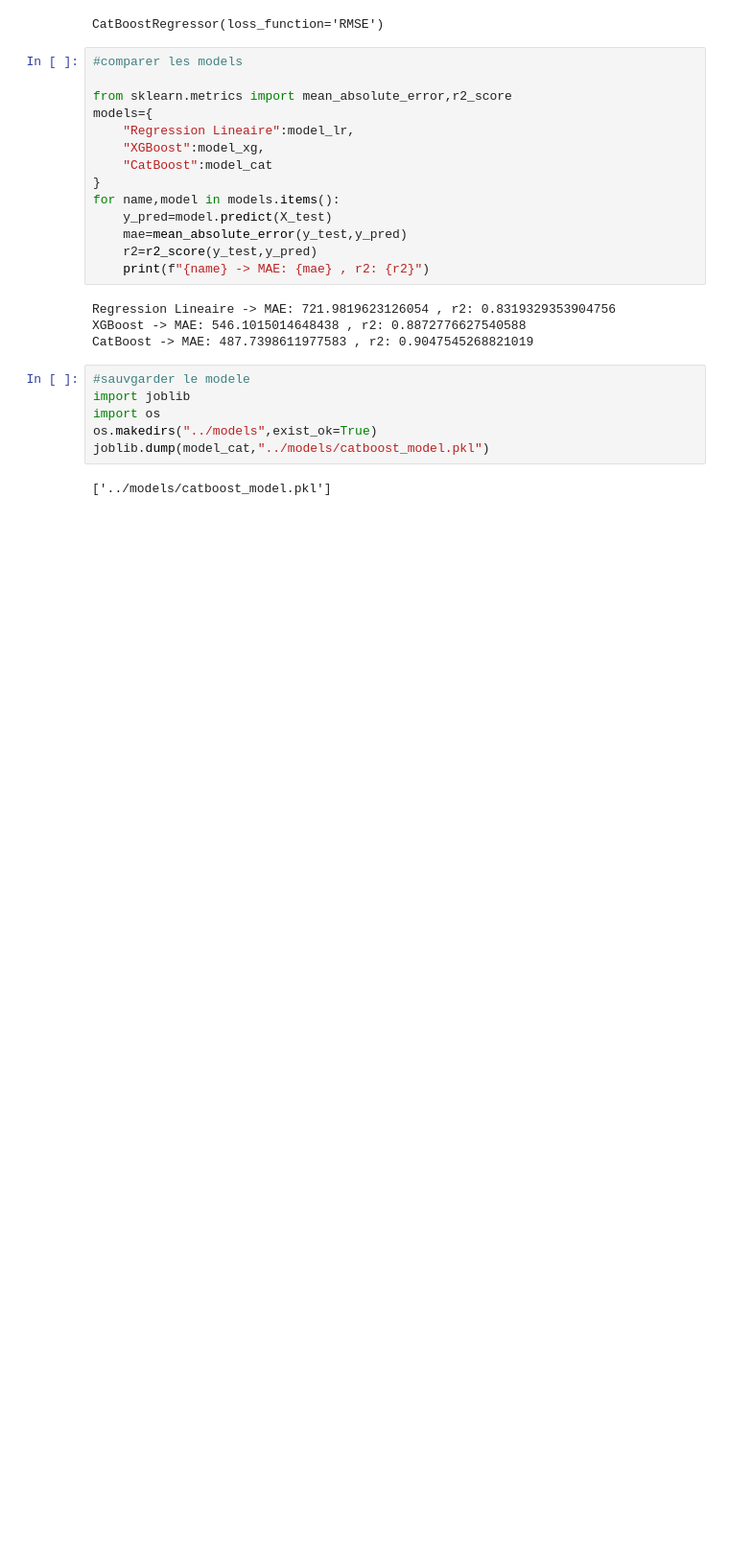
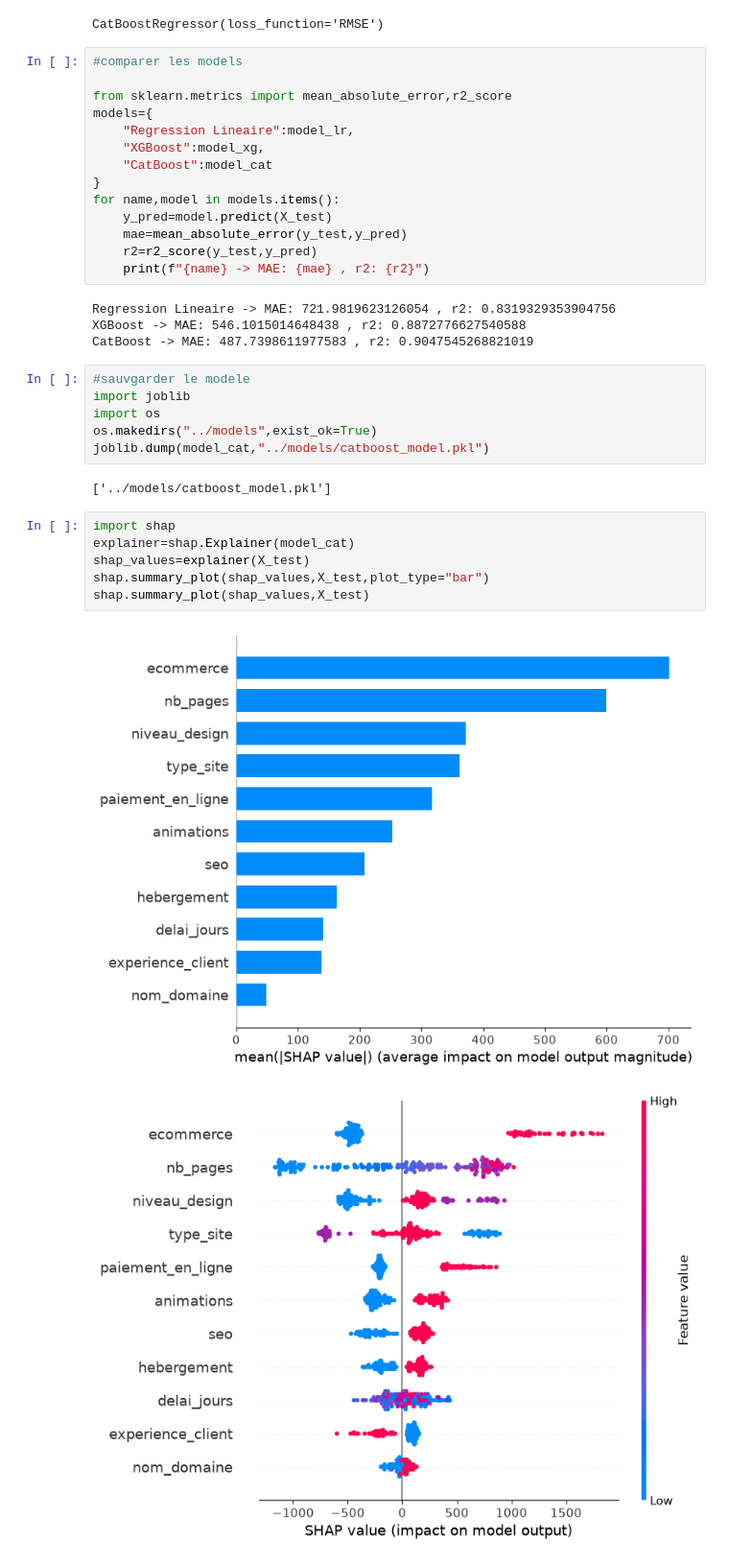
Before and after one commit to Echnouai/devis, a Jupyter notebook: notebooks/models.ipynb, the cells around one changed output. Shown at 96% size. Saved outputs shown, nothing was run; the diff lists cells and outputs as text; blank space fills up the shorter version.

Commit message:
Ajout de SHAP

```diff
--- a/notebooks/models.ipynb
+++ b/notebooks/models.ipynb
@@ -67,3 +67,12 @@ os.makedirs("../models",exist_ok=True)
 joblib.dump(model_cat,"../models/catboost_model.pkl")
 # %% [output]
 ['../models/catboost_model.pkl']
+# %%
+import shap
+explainer=shap.Explainer(model_cat)
+shap_values=explainer(X_test)
+shap.summary_plot(shap_values,X_test,plot_type="bar")
+shap.summary_plot(shap_values,X_test)
+# %% [output]
+[figure, added]
+[figure, added]
```
Also changed, not shown: parts of 1 cell of this notebook, 9 other files.
